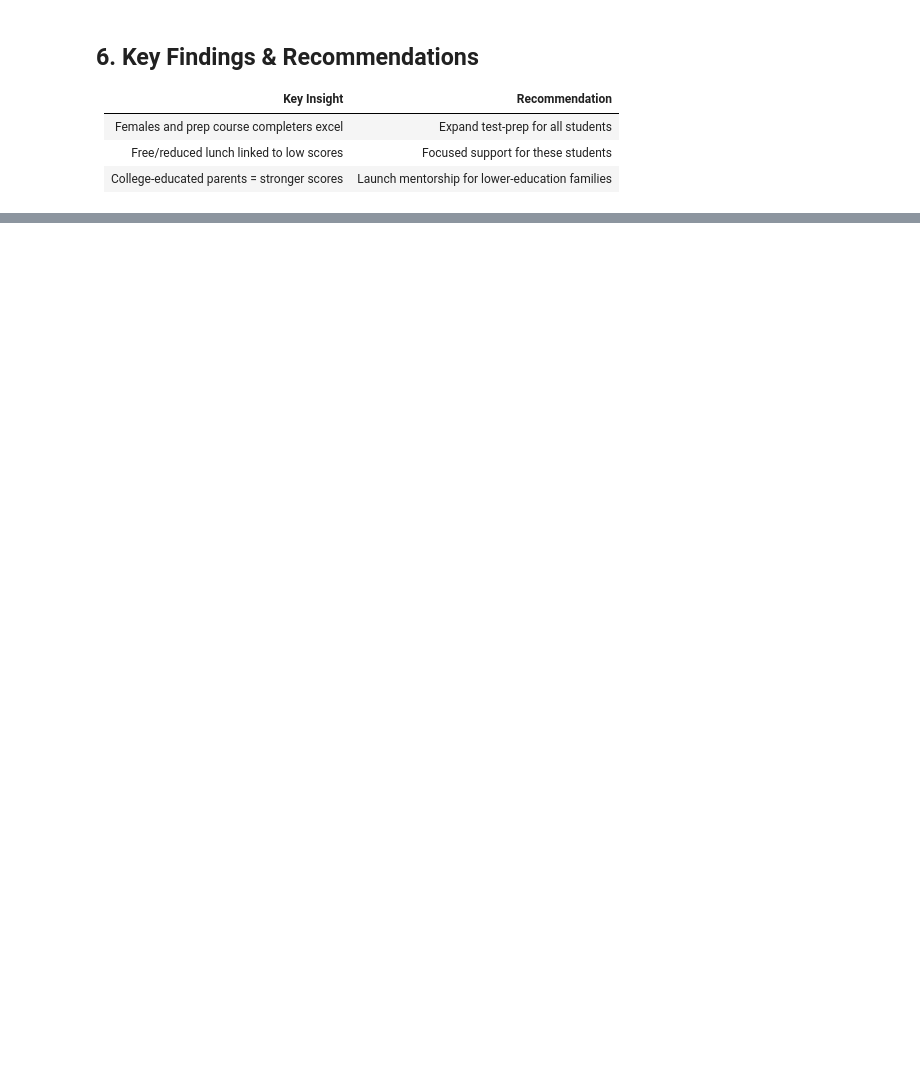
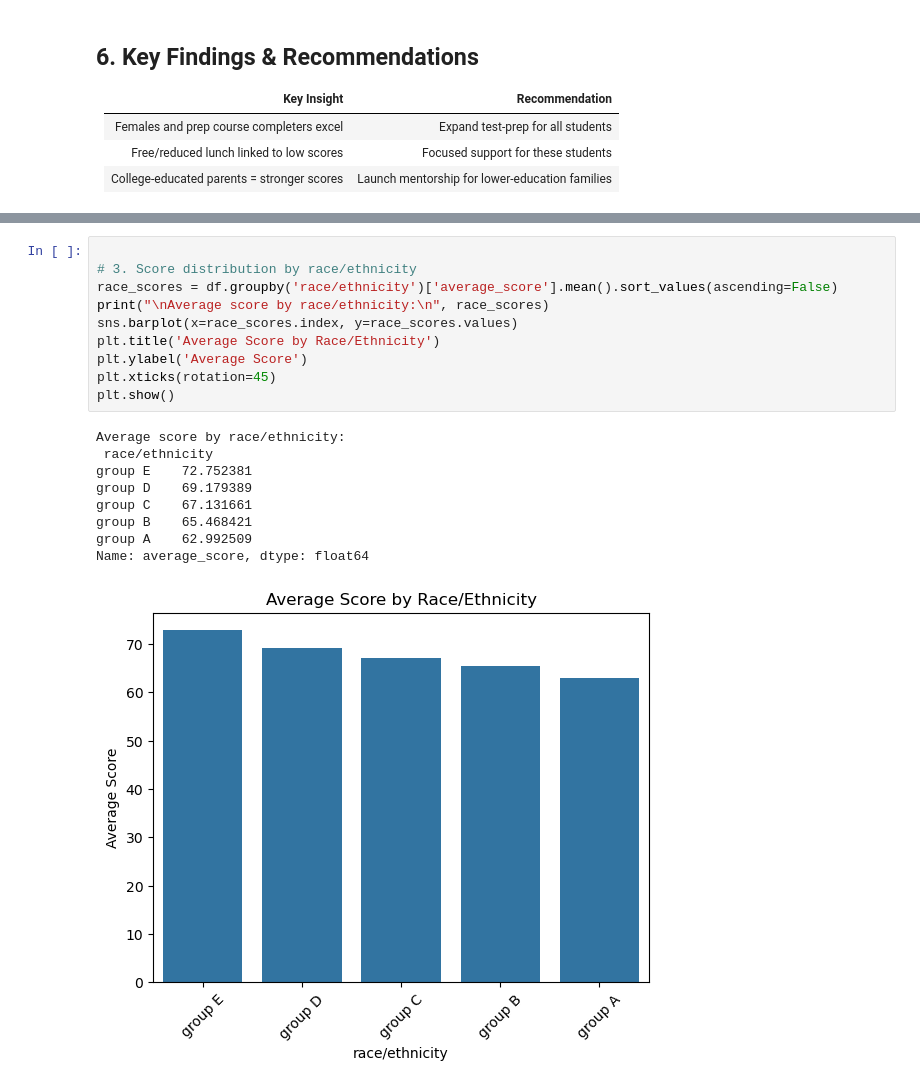
Before and after one commit to sumitx2903/masai-project--15-6-25, a Jupyter notebook: Student_Performance_Analysis.ipynb, the cells around one changed output, grey strips where cells are left out. Drawn from its saved outputs; the diff is of its cells as text; blank space fills up the shorter version.

```diff
--- a/Student_Performance_Analysis.ipynb
+++ b/Student_Performance_Analysis.ipynb
@@ -138,0 +172,20 @@ Coefficients: [('reading score', 0.3349686702822943), ('writing score', 0.615920
+# %%
+
+# 3. Score distribution by race/ethnicity
+race_scores = df.groupby('race/ethnicity')['average_score'].mean().sort_values(ascending=False)
+print("\nAverage score by race/ethnicity:\n", race_scores)
+sns.barplot(x=race_scores.index, y=race_scores.values)
+plt.title('Average Score by Race/Ethnicity')
+plt.ylabel('Average Score')
+plt.xticks(rotation=45)
+plt.show()
+# %% [output]
+Average score by race/ethnicity:
+ race/ethnicity
+group E    72.752381
+group D    69.179389
+group C    67.131661
+group B    65.468421
+group A    62.992509
+Name: average_score, dtype: float64
+[figure, added]
```
Also changed, not shown: parts of 4 cells of this notebook, 10 other files.
